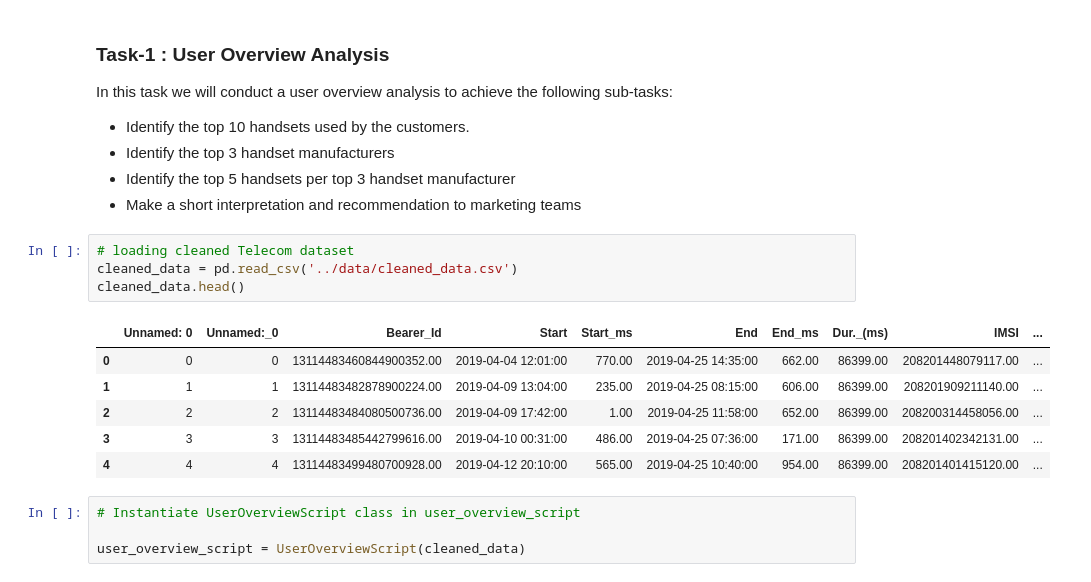
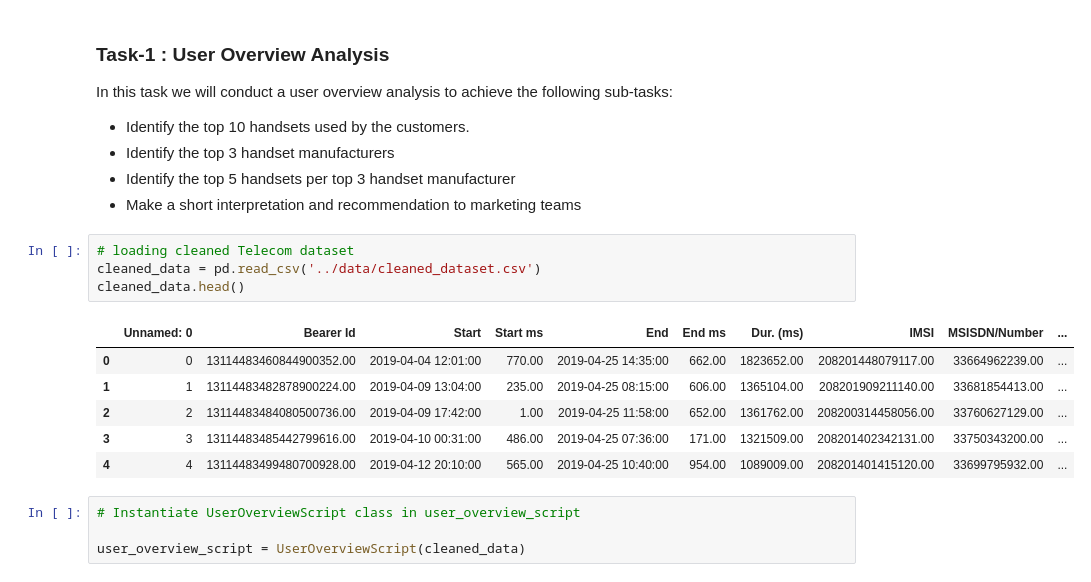
Before and after one commit to Yohanes-GR/Telecom-Data-Analysis, a Jupyter notebook: notebooks/Task_1_User_Overview_Analysis.ipynb, the cells around one changed output. Cells and saved outputs as stored; diff of their text form.

```diff
--- a/notebooks/Task_1_User_Overview_Analysis.ipynb
+++ b/notebooks/Task_1_User_Overview_Analysis.ipynb
@@ -28,15 +28,15 @@ In this task we will conduct a user overview analysis to achieve the following s
 *  Make a short interpretation and recommendation to marketing teams
 # %%
 # loading cleaned Telecom dataset
-cleaned_data = pd.read_csv('../data/cleaned_data.csv')
+cleaned_data = pd.read_csv('../data/cleaned_dataset.csv')
 cleaned_data.head()
 # %% [output]
-|  | Unnamed: 0 | Unnamed:_0 | Bearer_Id | Start | Start_ms | End | End_ms | Dur._(ms) | IMSI | ... |
-| 0 | 0 | 0 | 13114483460844900352.00 | 2019-04-04 12:01:00 | 770.00 | 2019-04-25 14:35:00 | 662.00 | 86399.00 | 208201448079117.00 | ... |
-| 1 | 1 | 1 | 13114483482878900224.00 | 2019-04-09 13:04:00 | 235.00 | 2019-04-25 08:15:00 | 606.00 | 86399.00 | 208201909211140.00 | ... |
-| 2 | 2 | 2 | 13114483484080500736.00 | 2019-04-09 17:42:00 | 1.00 | 2019-04-25 11:58:00 | 652.00 | 86399.00 | 208200314458056.00 | ... |
-| 3 | 3 | 3 | 13114483485442799616.00 | 2019-04-10 00:31:00 | 486.00 | 2019-04-25 07:36:00 | 171.00 | 86399.00 | 208201402342131.00 | ... |
-| 4 | 4 | 4 | 13114483499480700928.00 | 2019-04-12 20:10:00 | 565.00 | 2019-04-25 10:40:00 | 954.00 | 86399.00 | 208201401415120.00 | ... |
+|  | Unnamed: 0 | Bearer Id | Start | Start ms | End | End ms | Dur. (ms) | IMSI | MSISDN/Number | ... |
+| 0 | 0 | 13114483460844900352.00 | 2019-04-04 12:01:00 | 770.00 | 2019-04-25 14:35:00 | 662.00 | 1823652.00 | 208201448079117.00 | 33664962239.00 | ... |
+| 1 | 1 | 13114483482878900224.00 | 2019-04-09 13:04:00 | 235.00 | 2019-04-25 08:15:00 | 606.00 | 1365104.00 | 208201909211140.00 | 33681854413.00 | ... |
+| 2 | 2 | 13114483484080500736.00 | 2019-04-09 17:42:00 | 1.00 | 2019-04-25 11:58:00 | 652.00 | 1361762.00 | 208200314458056.00 | 33760627129.00 | ... |
+| 3 | 3 | 13114483485442799616.00 | 2019-04-10 00:31:00 | 486.00 | 2019-04-25 07:36:00 | 171.00 | 1321509.00 | 208201402342131.00 | 33750343200.00 | ... |
+| 4 | 4 | 13114483499480700928.00 | 2019-04-12 20:10:00 | 565.00 | 2019-04-25 10:40:00 | 954.00 | 1089009.00 | 208201401415120.00 | 33699795932.00 | ... |
 # %%
 # Instantiate UserOverviewScript class in user_overview_script
 
```
Also changed, not shown: parts of 11 cells of this notebook.
